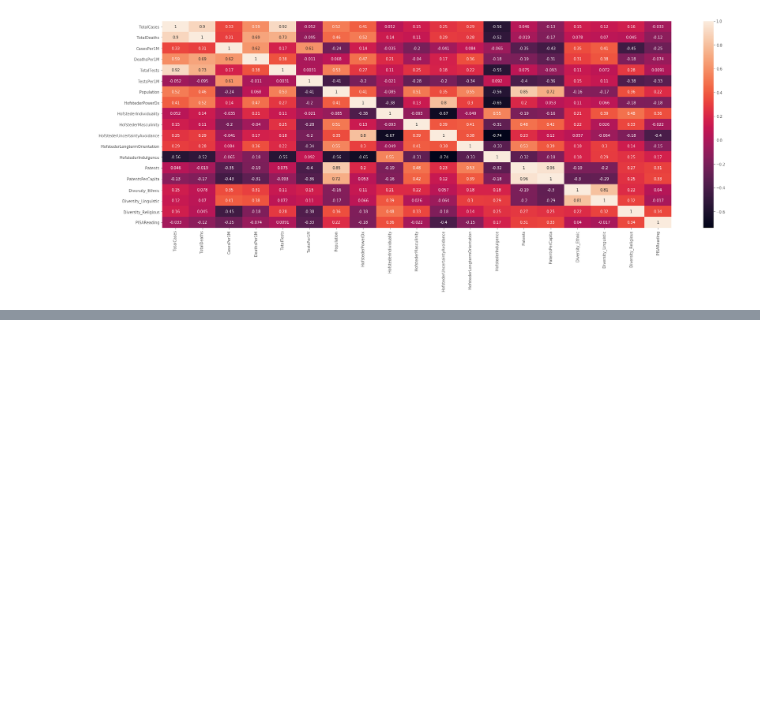
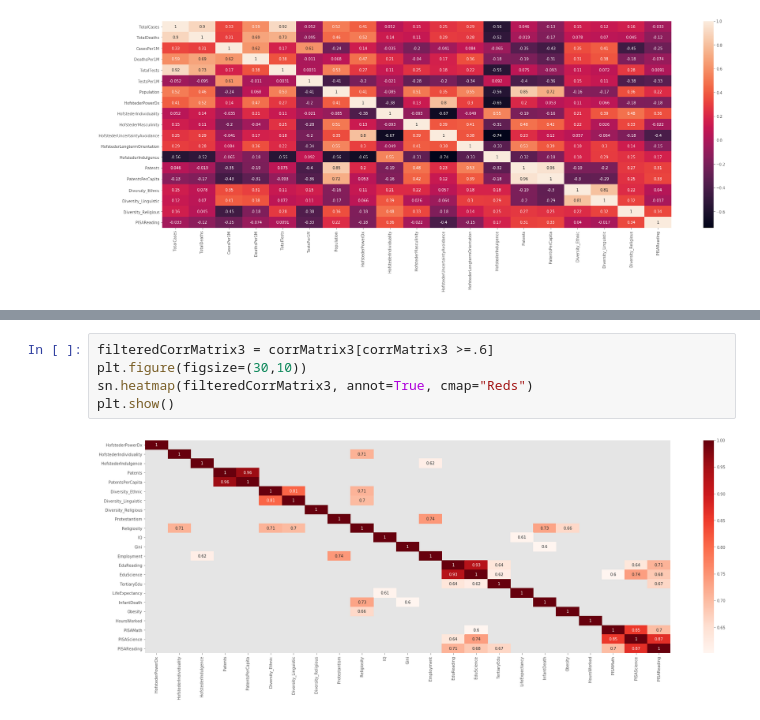
Before and after one commit to JamesIgoe/AzureNotebooks, a Jupyter notebook: COVIDAndHofstede.ipynb, the cells around one changed output, grey strips where cells are left out. Cells and saved outputs as stored; diff of their text form; blank space fills up the shorter version.

```diff
--- a/COVIDAndHofstede.ipynb
+++ b/COVIDAndHofstede.ipynb
@@ -237,0 +303,7 @@ plt.show()
+# %%
+filteredCorrMatrix3 = corrMatrix3[corrMatrix3 >=.6]
+plt.figure(figsize=(30,10))
+sn.heatmap(filteredCorrMatrix3, annot=True, cmap="Reds")
+plt.show()
+# %% [output]
+[figure, added]
```
Also changed, not shown: parts of 12 cells of this notebook.
